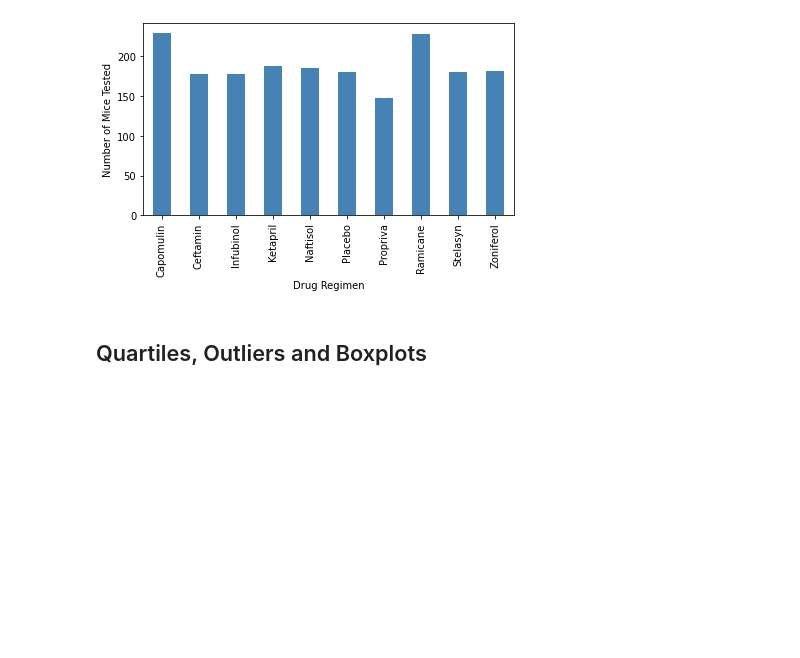
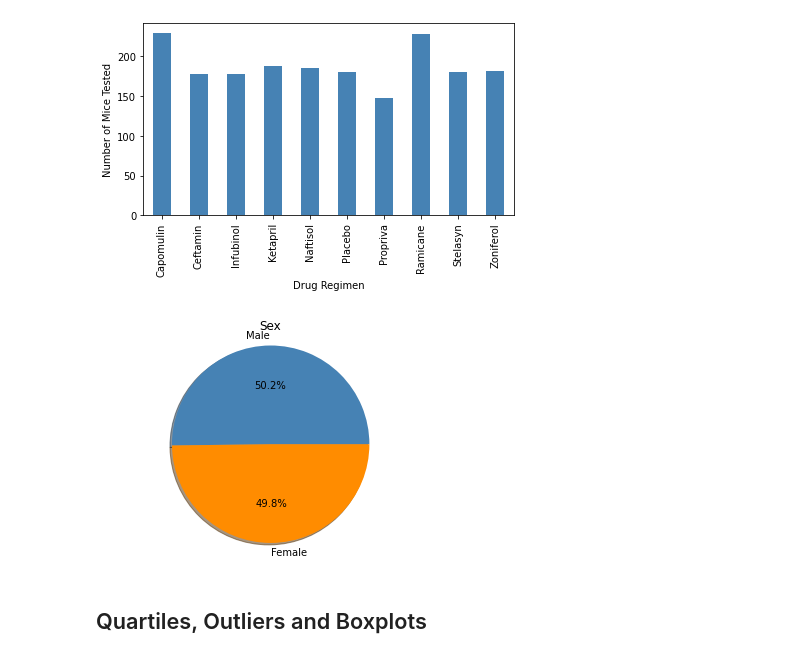
Before and after one commit to dalismo/Matplotlib-challenge, a Jupyter notebook: Pymaceuticals/pymaceuticals_starter.ipynb, the cells around one changed output. Saved outputs shown, nothing was run; the diff lists cells and outputs as text; code cells hidden in the pictures; blank space fills up the shorter version.

```diff
--- a/Pymaceuticals/pymaceuticals_starter.ipynb
+++ b/Pymaceuticals/pymaceuticals_starter.ipynb
@@ -143,3 +141,21 @@ plt.tight_layout()
+# %%
+# Generate a pie plot showing the distribution of female versus male mice using pandas
+gender_info = combined.groupby("Mouse ID").first()
+gender_types = gender_info["Sex"].value_counts()
+gender_types = pd.DataFrame({"Sex":gender_types})
+# gender_types
+
+colors=["steelblue","darkorange"]
+explode = (0,0)
+plt.pie(gender_types["Sex"], explode=explode, labels=gender_types.index.values, colors=colors,autopct="%1.1f%%",
+shadow=True, startangle=360)
+
+# Labels
+plt.axis("equal")
+plt.title("Sex")
+plt.show()
+# %% [output]
+[figure, added]
 # %%
 # Generate identical pie plot using pyplot
 # %% [markdown]
```
Also changed, not shown: parts of 1 cell of this notebook.
